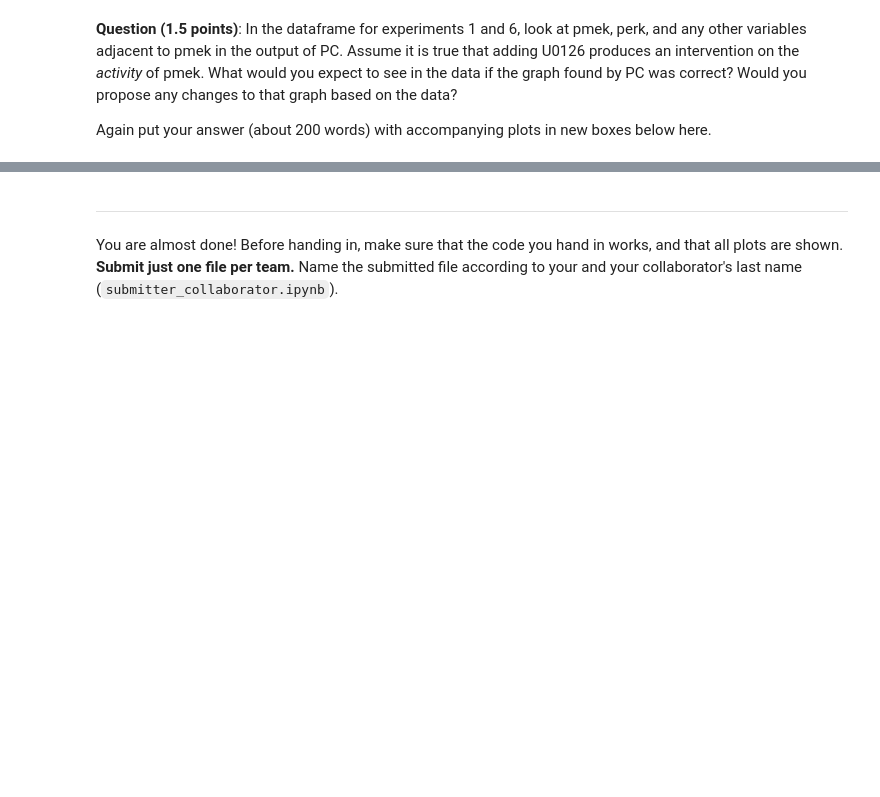
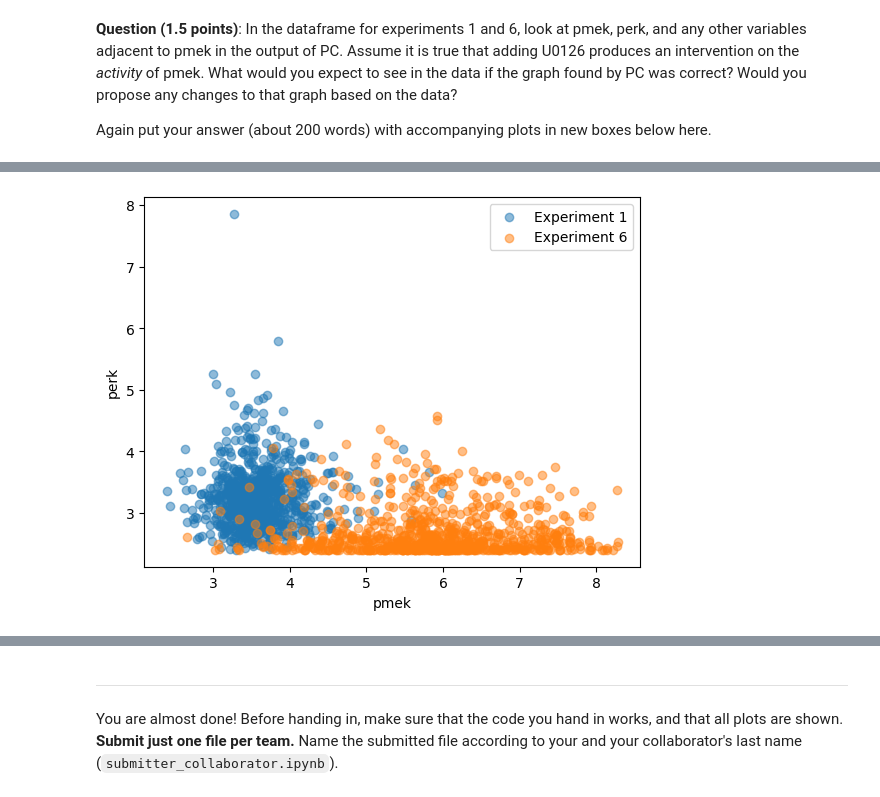
Before and after one commit to alexocayanez/AML_assignments, a Jupyter notebook: Ass 4/AML_assignment4.ipynb, the cells around one changed output, grey strips where cells are left out. Cells and saved outputs as stored; diff of their text form; code cells hidden in the pictures; blank space fills up the shorter version.

```diff
--- a/Ass 4/AML_assignment4.ipynb
+++ b/Ass 4/AML_assignment4.ipynb
@@ -433,0 +428,10 @@ Again put your answer (about 200 words) with accompanying plots in new boxes bel
+# %%
+fig, ax = plt.subplots()
+ax.scatter(exp_1_and_6[exp_1_and_6['experiment']==1]['pmek'], exp_1_and_6[exp_1_and_6['experiment']==1]['perk'], label="Experiment 1", alpha=.5)
+ax.scatter(exp_1_and_6[exp_1_and_6['experiment']==6]['pmek'], exp_1_and_6[exp_1_and_6['experiment']==6]['perk'], label="Experiment 6", alpha=.5)
+ax.legend()
+ax.set_xlabel("pmek")
+ax.set_ylabel("perk")
+plt.show()
+# %% [output]
+[figure, added]
```
Also changed, not shown: parts of 11 cells of this notebook.
